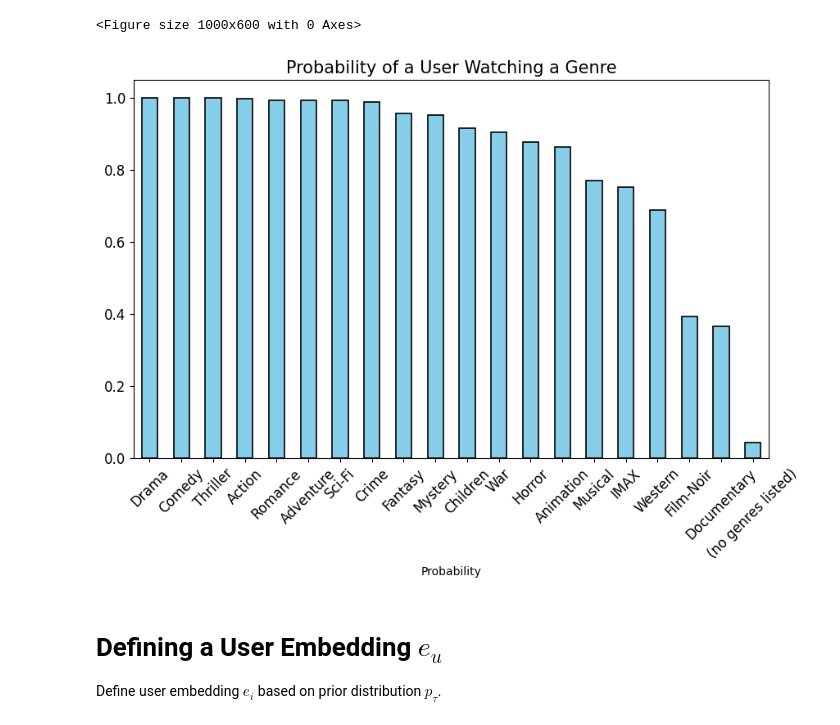
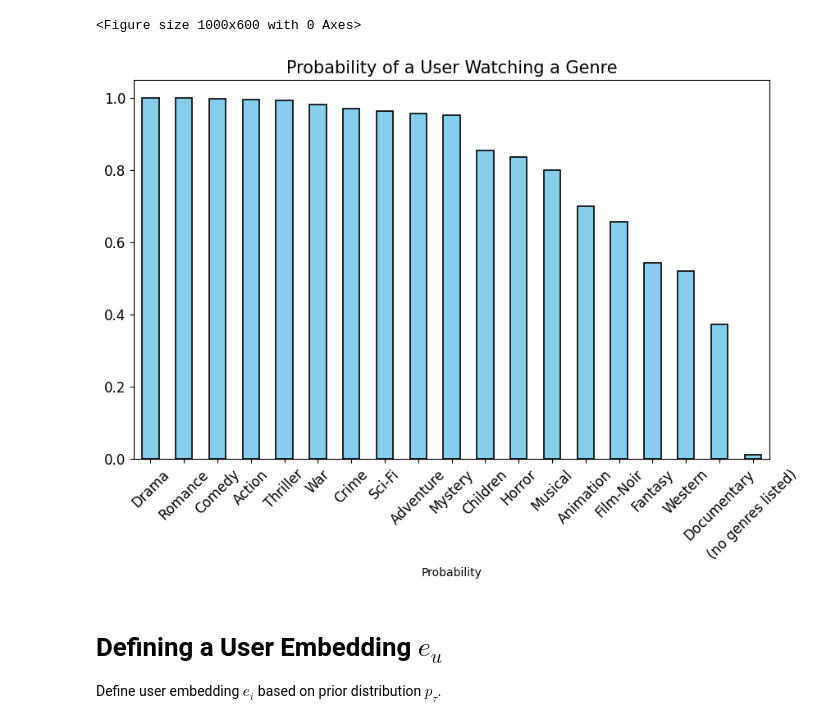
Before and after one commit to YasBenAll/Master_thesis_RLRSs, a Jupyter notebook: Datasets/movielens.ipynb, the cells around one changed output. Cells and saved outputs as stored; diff of their text form; code cells hidden in the pictures.

Commit message:
Create item embedding for ml-100k dataset

```diff
--- a/Datasets/movielens.ipynb
+++ b/Datasets/movielens.ipynb
@@ -99,39 +131,49 @@ user_genre_count = defaultdict(set)
 
 # Load the data in chunks
 chunksize = 1e6  # Adjust the chunksize based on your memory capacity
-for chunk in pd.read_csv(os.path.join(directory, 'ratings.csv'), chunksize=chunksize):
+
+if mlhundredk:
+    filename1 = 'u.data'
+    filename2 = 'u.item'
+else:
+    filename1 = 'ratings.csv'
+    filename2 = 'movies.csv'
+
+for chunk in pd.read_csv(os.path.join(directory, filename1), sep='\t', names=['userId', 'movieId', 'rating', 'timestamp'], chunksize=chunksize):
     # Merge each chunk with the movies data
-    chunk = pd.merge(chunk, pd.read_csv(os.path.join(directory, 'movies.csv')), on='movieId')
+    chunk = chunk.rename(columns={'user_id': 'userId', 'item_id': 'itemId'})
+
+    chunk = pd.merge(chunk, movies, on='movieId')
 
     # Split genres into individual columns
     chunk = chunk.assign(genres=chunk['genres'].str.split('|'))
 
     # Explode the genres into separate rows
     chunk = chunk.explode('genres')
 
     # Count unique genres per user
     for row in chunk.itertuples():
         user_genre_count[row.userId].add(row.genres)
 
 # Convert the dictionary to a DataFrame
 genre_user_count = defaultdict(int)
 for genres in user_genre_count.values():
     for genre in genres:
         genre_user_count[genre] += 1
 
 # Create a DataFrame for plotting
 genre_count_df = pd.DataFrame(list(genre_user_count.items()), columns=['Genre', 'UserCount']).sort_values(by='UserCount', ascending=False)
 genre_count_df["UserCount"] = genre_count_df["UserCount"]/len(user_genre_count)
 # Plot the result. Do not plot legenda as it is not useful in this case
 plt.figure(figsize=(10, 6))
 genre_count_df.plot(kind='bar', x='Genre', y='UserCount', figsize=(10, 6), fontsize=12, color='skyblue', edgecolor='black', linewidth=1.2, legend=False)
 plt.xlabel('Probability')
 plt.xticks(rotation=45)
 plt.title('Probability of a User Watching a Genre', fontsize=15)
 plt.show()
 # %% [output]
 <Figure size 1000x600 with 0 Axes>
-[figure, old version]
+[figure, new version]
 # %% [markdown]
 # Defining a User Embedding $e_u$
 
```
Also changed, not shown: parts of 17 cells of this notebook, 7 other files.
